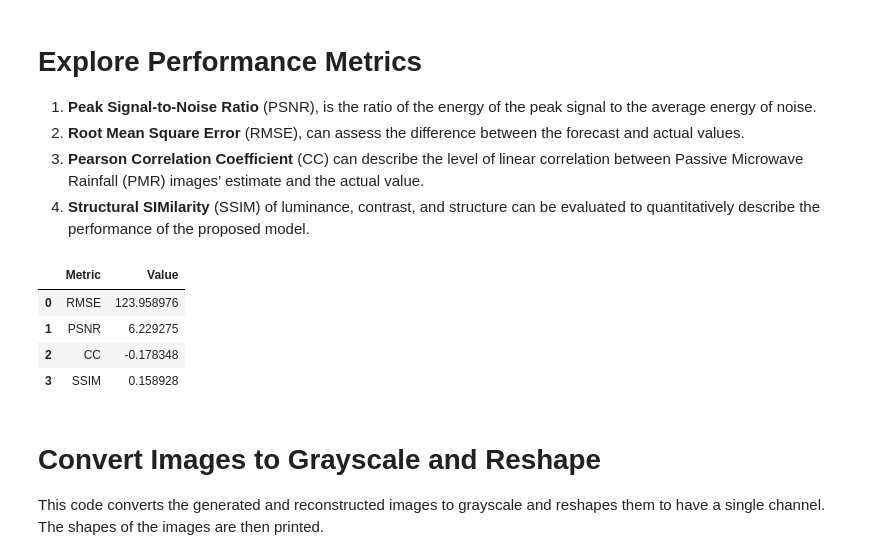
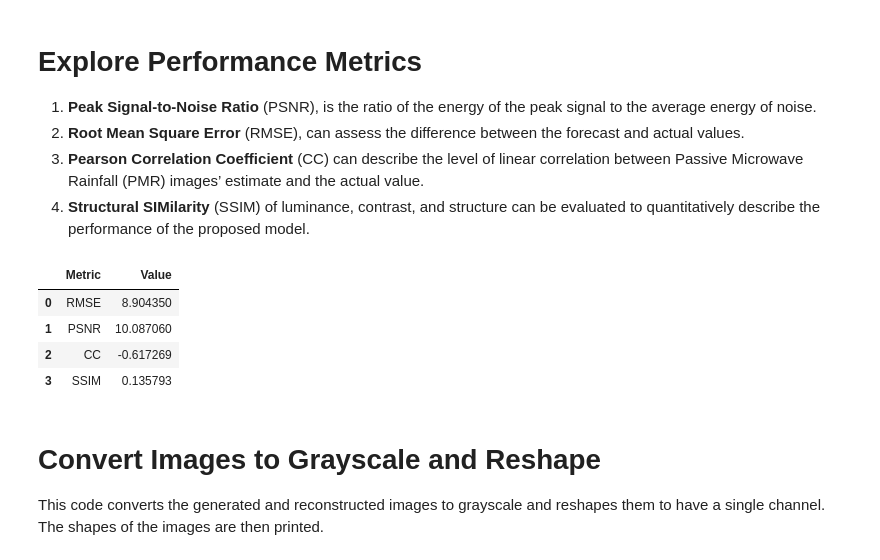
Before and after one commit to kbdharun/kaggle-notebooks, a Jupyter notebook: cyclone-cyclegan.ipynb, the cells around one changed output. Cells and saved outputs as stored; diff of their text form; code cells hidden in the pictures.

```diff
--- a/cyclone-cyclegan.ipynb
+++ b/cyclone-cyclegan.ipynb
@@ -26,7 +26,7 @@ from keras.preprocessing.image import load_img
 from numpy import savez_compressed
 
 # Dataset directory path
-directory = r'/kaggle/input/tcirrp-dataset/TCIRRP/train1k'
+directory = r'/kaggle/input/tcirrp-dataset/TCIRRP/train0.1k'
 
 # Get a list of all the file paths
 image_paths = [os.path.join(directory, img) for img in os.listdir(directory)]
@@ -714,11 +714,11 @@ from numpy import load
 
 # Load the model that transforms images from domain A to domain B
 # The custom_objects parameter is used to map the name of the custom layer (InstanceNormalization) to the actual class
-model_AtoB = load_model('models/g_model_AtoB_2000.keras', custom_objects={'InstanceNormalization': InstanceNormalization})
+model_AtoB = load_model('models/g_model_AtoB_200.keras', custom_objects={'InstanceNormalization': InstanceNormalization})
 
 # Load the model that transforms images from domain B to domain A
 # The custom_objects parameter is used to map the name of the custom layer (InstanceNormalization) to the actual class
-model_BtoA = load_model('models/g_model_BtoA_2000.keras', custom_objects={'InstanceNormalization': InstanceNormalization})
+model_BtoA = load_model('models/g_model_BtoA_200.keras', custom_objects={'InstanceNormalization': InstanceNormalization})
 # %% [markdown]
 # Select Sample Images
 
@@ -834,38 +834,38 @@ prediction = B_generated
 target=A_real
 # Initialize metrics
 rmse, psnrv, cc, ssimv = 0, 0, 0, 0
 
 # Calculate metrics for each image in the dataset
 n = len(target)
 for i in range(n):
     rmse += calculate_rmse(target[i], prediction[i])
     psnrv += calculate_psnr(target[i], prediction[i])
     cc += calculate_cc(target[i], prediction[i])
     ssimv += calculate_ssim(target[i], prediction[i])
 
 # Calculate average metrics
 rmse /= n
 psnrv /= n
 cc /= n
 ssimv /= n
 
 # Create a DataFrame to display the results
 df = pd.DataFrame({
     'Metric': ['RMSE', 'PSNR', 'CC', 'SSIM'],
-    'Value': [rmse*255, psnrv, cc, ssimv]
+    'Value': [np.sqrt(rmse*255), psnrv, cc, ssimv]
 })
 
 # Convert the DataFrame to HTML
 df_html = df.to_html()
 
 # Display the HTML
 display(HTML(df_html))
 # %% [output]
 |  | Metric | Value |
-| 0 | RMSE | 123.958976 |
-| 1 | PSNR | 6.229275 |
-| 2 | CC | -0.178348 |
-| 3 | SSIM | 0.158928 |
+| 0 | RMSE | 8.904350 |
+| 1 | PSNR | 10.087060 |
+| 2 | CC | -0.617269 |
+| 3 | SSIM | 0.135793 |
 # %% [markdown]
 # Convert Images to Grayscale and Reshape
 
```
Also changed, not shown: parts of 8 cells of this notebook.
